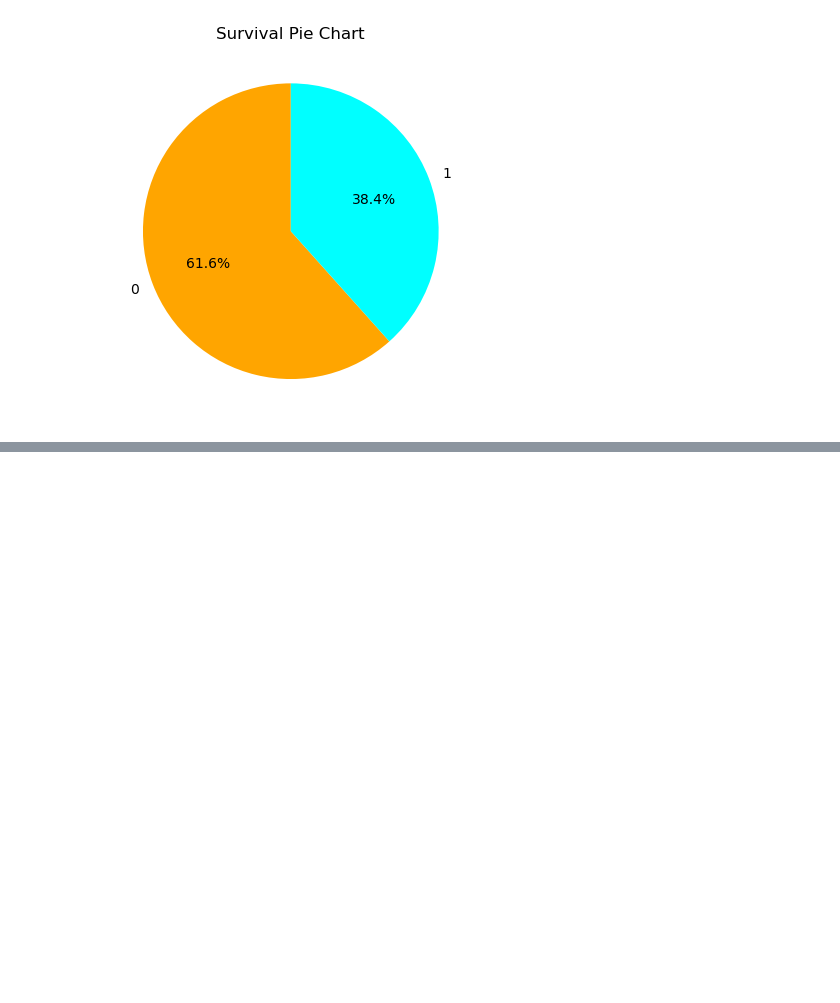
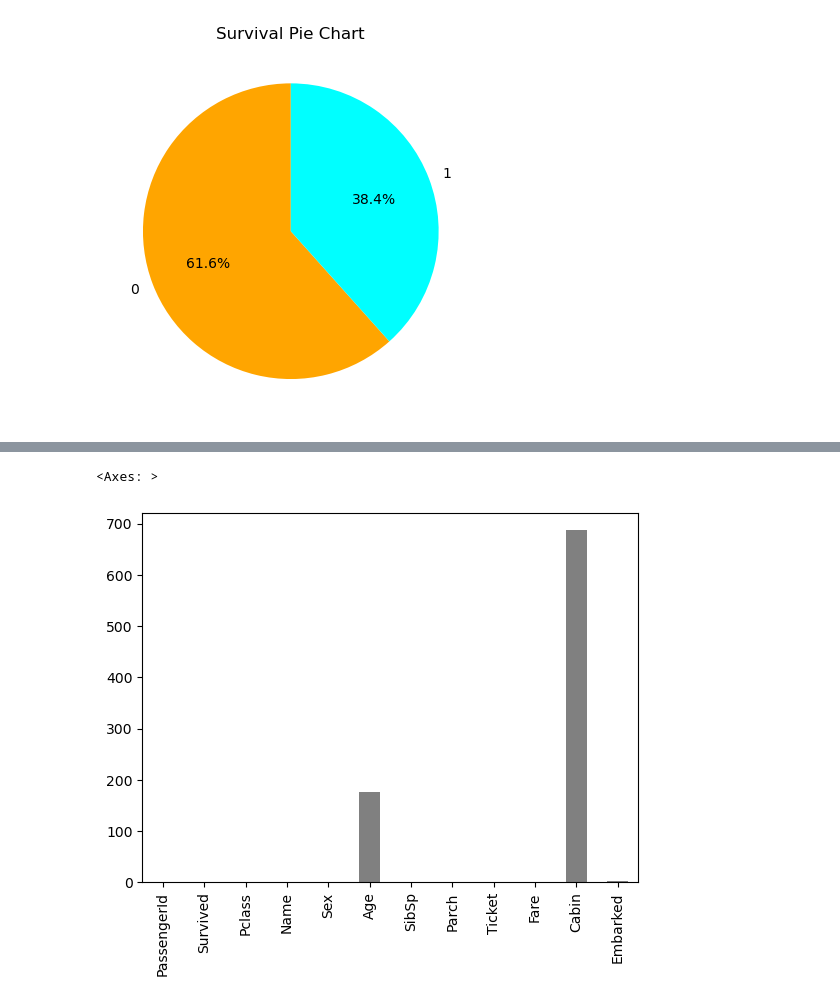
Before and after one commit to BhaskarSamanta/machinelearning_algorithms, a Jupyter notebook: Data_Plotting_.ipynb, the cells around one changed output, grey strips where cells are left out. Saved outputs shown, nothing was run; the diff lists cells and outputs as text; code cells hidden in the pictures; blank space fills up the shorter version.

```diff
--- a/Data_Plotting_.ipynb
+++ b/Data_Plotting_.ipynb
@@ -28,0 +39,7 @@ Text(0.5, 1.0, 'Survival Pie Chart')
+# %%
+data=df.isnull().sum()
+
+data.plot(kind='bar',color='gray')
+# %% [output]
+<Axes: >
+[figure, added]
```
Also changed, not shown: parts of 4 cells of this notebook, 10 other files.
